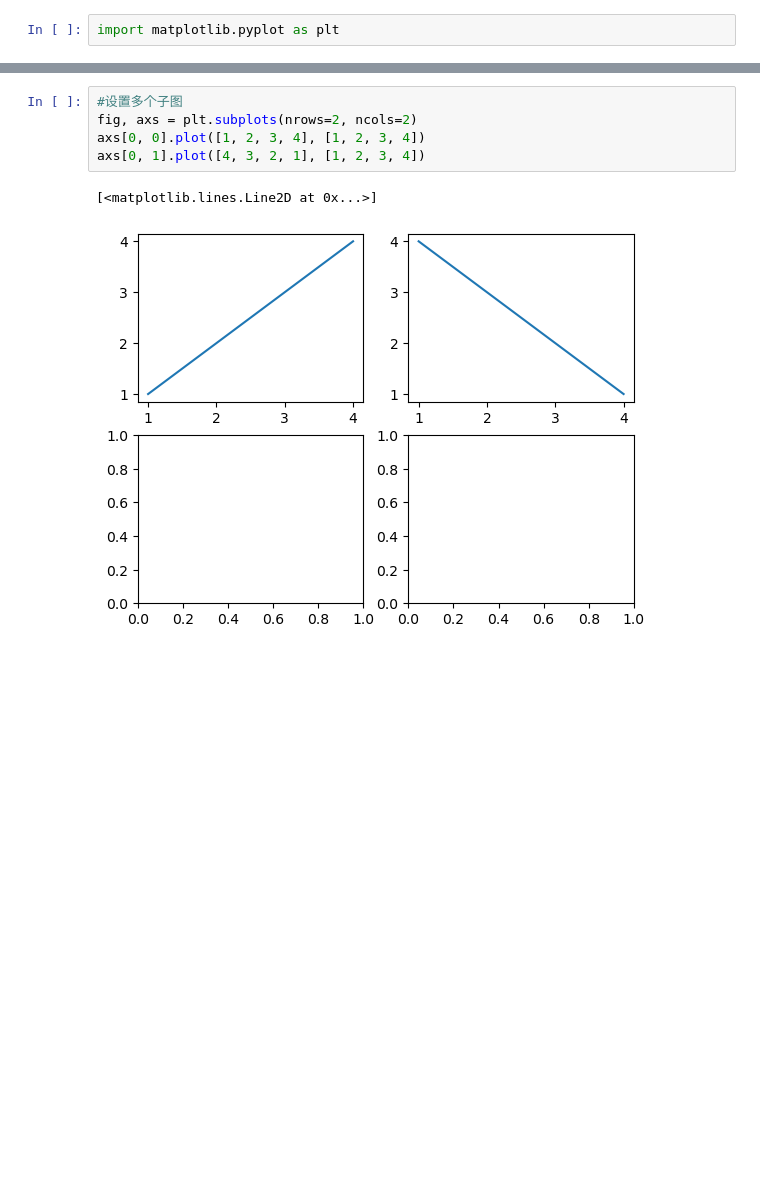
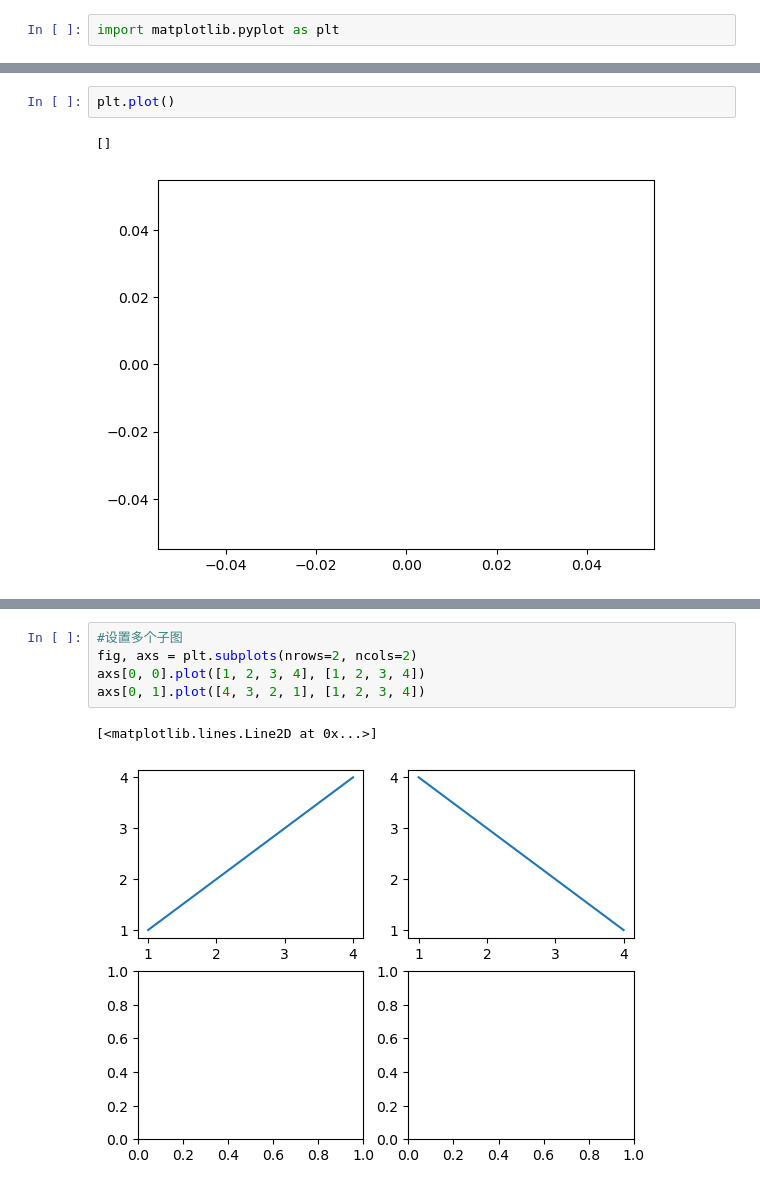
Before and after one commit to ZhouJianzj/machinc_learning, a Jupyter notebook: pythonBase/matplotlib/1.getStart.ipynb, the cells around one changed output, grey strips where cells are left out. Saved outputs shown, nothing was run; the diff lists cells and outputs as text; blank space fills up the shorter version.

```diff
--- a/pythonBase/matplotlib/1.getStart.ipynb
+++ b/pythonBase/matplotlib/1.getStart.ipynb
@@ -8,0 +9,5 @@ plt.show()
+# %%
+plt.plot()
+# %% [output]
+[]
+[figure, added]
```
Also changed, not shown: parts of 4 cells of this notebook, 41 other files.
